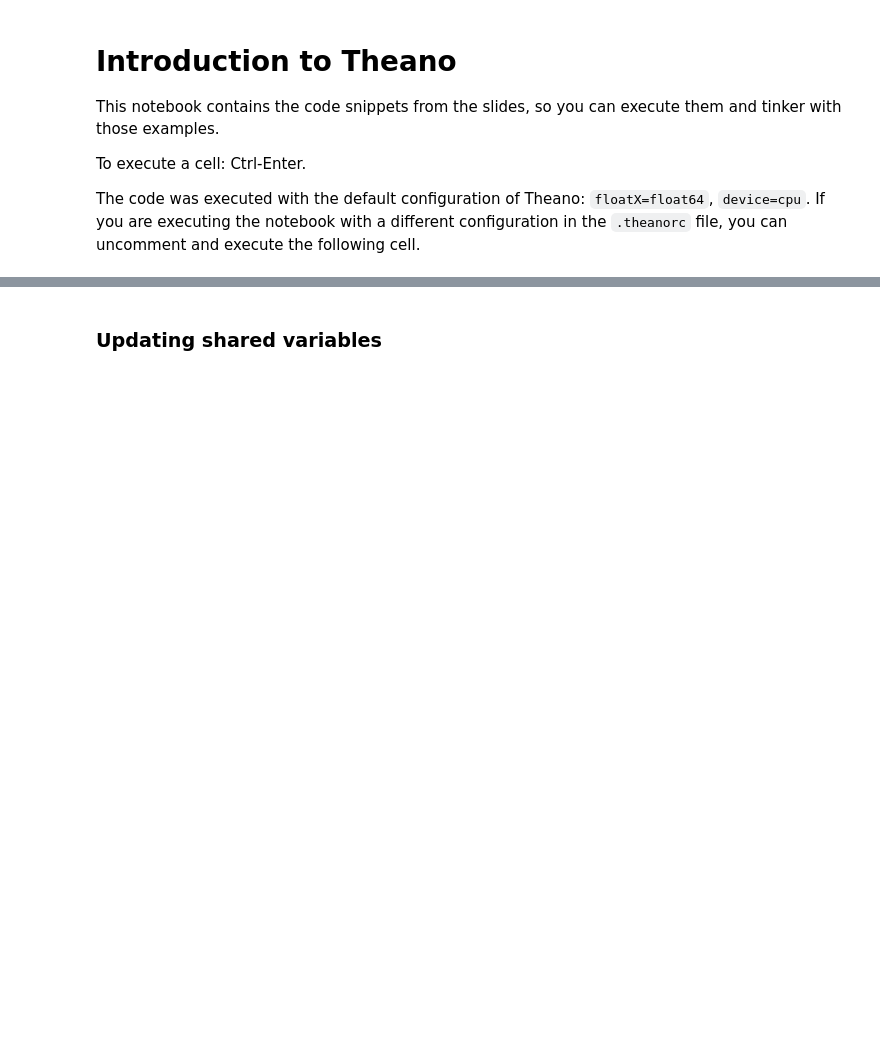
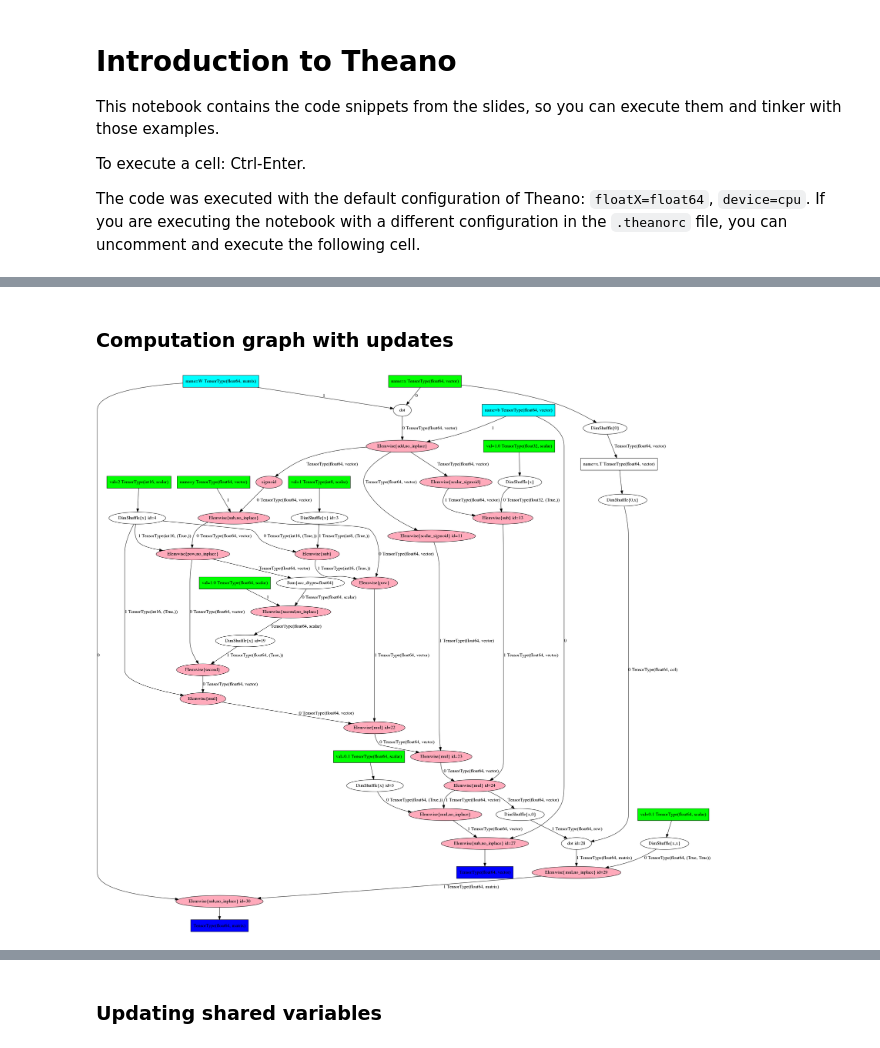
Before and after one commit to lamblin/bayareadlschool, a Jupyter notebook: intro_theano.ipynb, the cells around one changed output, grey strips where cells are left out. Saved outputs shown, nothing was run; the diff lists cells and outputs as text; code cells hidden in the pictures; blank space fills up the shorter version.

```diff
--- a/intro_theano.ipynb
+++ b/intro_theano.ipynb
@@ -234,0 +67,6 @@ print(g(x_val))
+# %% [markdown]
+### Computation graph with updates
+# %%
+Image(pydotprint([upd_W, upd_b], format='png', return_image=True), width=1000)
+# %% [output]
+[figure, added]
```
Also changed, not shown: parts of 75 cells of this notebook, 1 other file.
